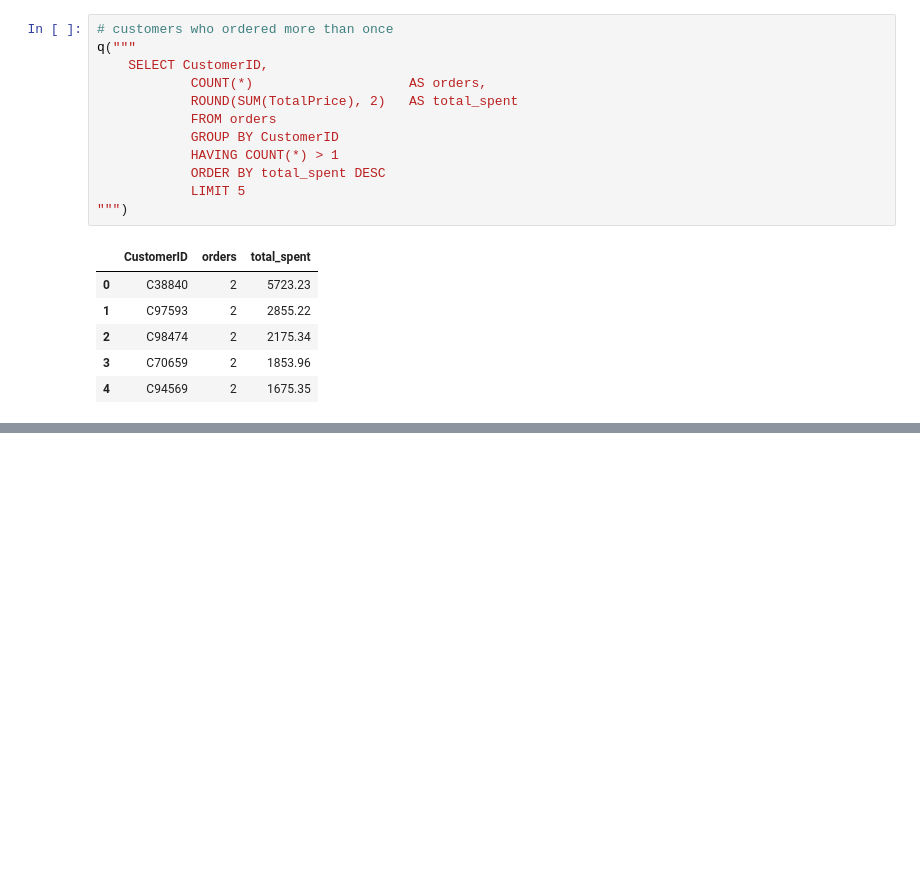
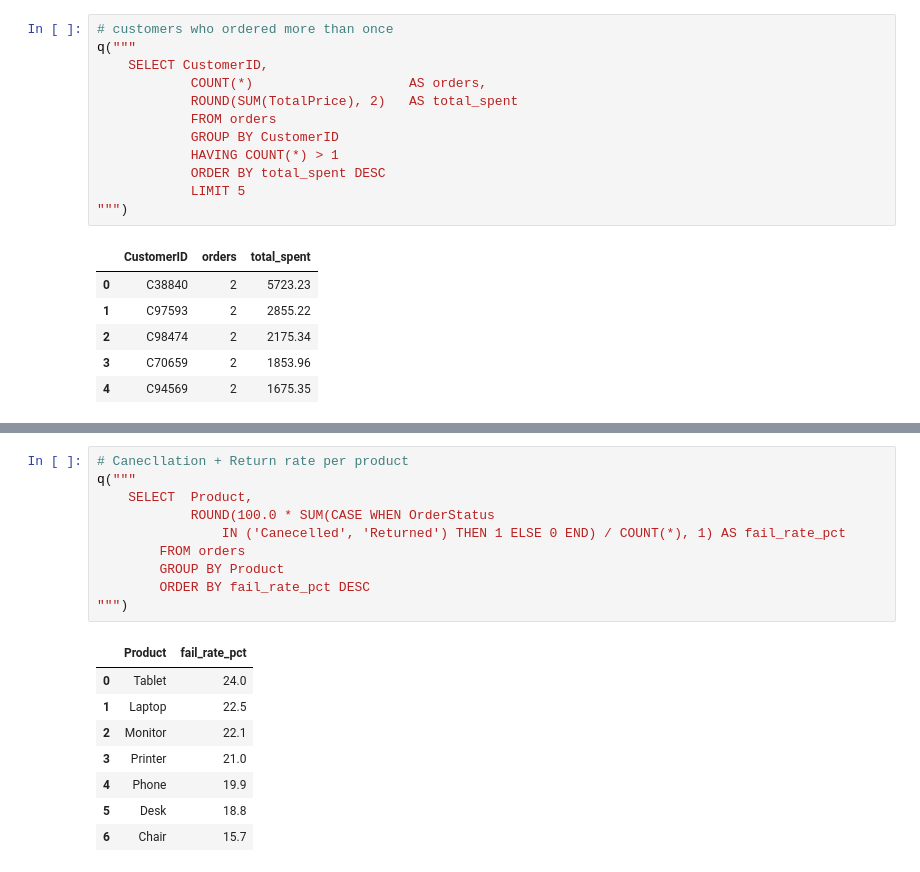
Before and after one commit to nasirali2024ag5310-arch/decodelabs-internship-project3, a Jupyter notebook: SQL_Project3.ipynb, the cells around one changed output, grey strips where cells are left out. Saved outputs shown, nothing was run; the diff lists cells and outputs as text; blank space fills up the shorter version.

```diff
--- a/SQL_Project3.ipynb
+++ b/SQL_Project3.ipynb
@@ -340,0 +360,19 @@ q("""
+# %%
+# Canecllation + Return rate per product
+q("""
+    SELECT  Product,
+            ROUND(100.0 * SUM(CASE WHEN OrderStatus
+                IN ('Canecelled', 'Returned') THEN 1 ELSE 0 END) / COUNT(*), 1) AS fail_rate_pct
+        FROM orders
+        GROUP BY Product
+        ORDER BY fail_rate_pct DESC
+""")
+# %% [output]
+|  | Product | fail_rate_pct |
+| 0 | Tablet | 24.0 |
+| 1 | Laptop | 22.5 |
+| 2 | Monitor | 22.1 |
+| 3 | Printer | 21.0 |
+| 4 | Phone | 19.9 |
+| 5 | Desk | 18.8 |
+| 6 | Chair | 15.7 |
```
Also changed, not shown: parts of 2 cells of this notebook, 1 other file.
